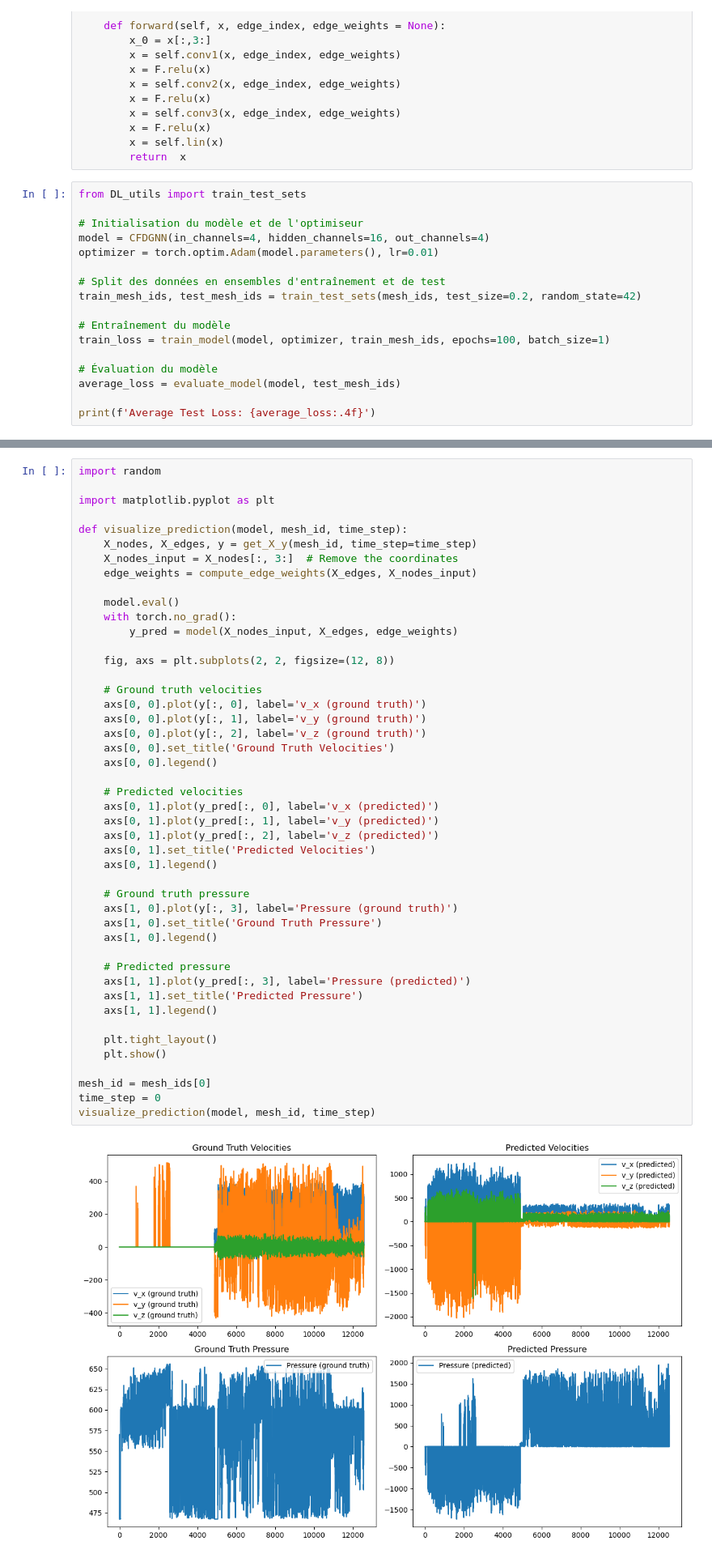
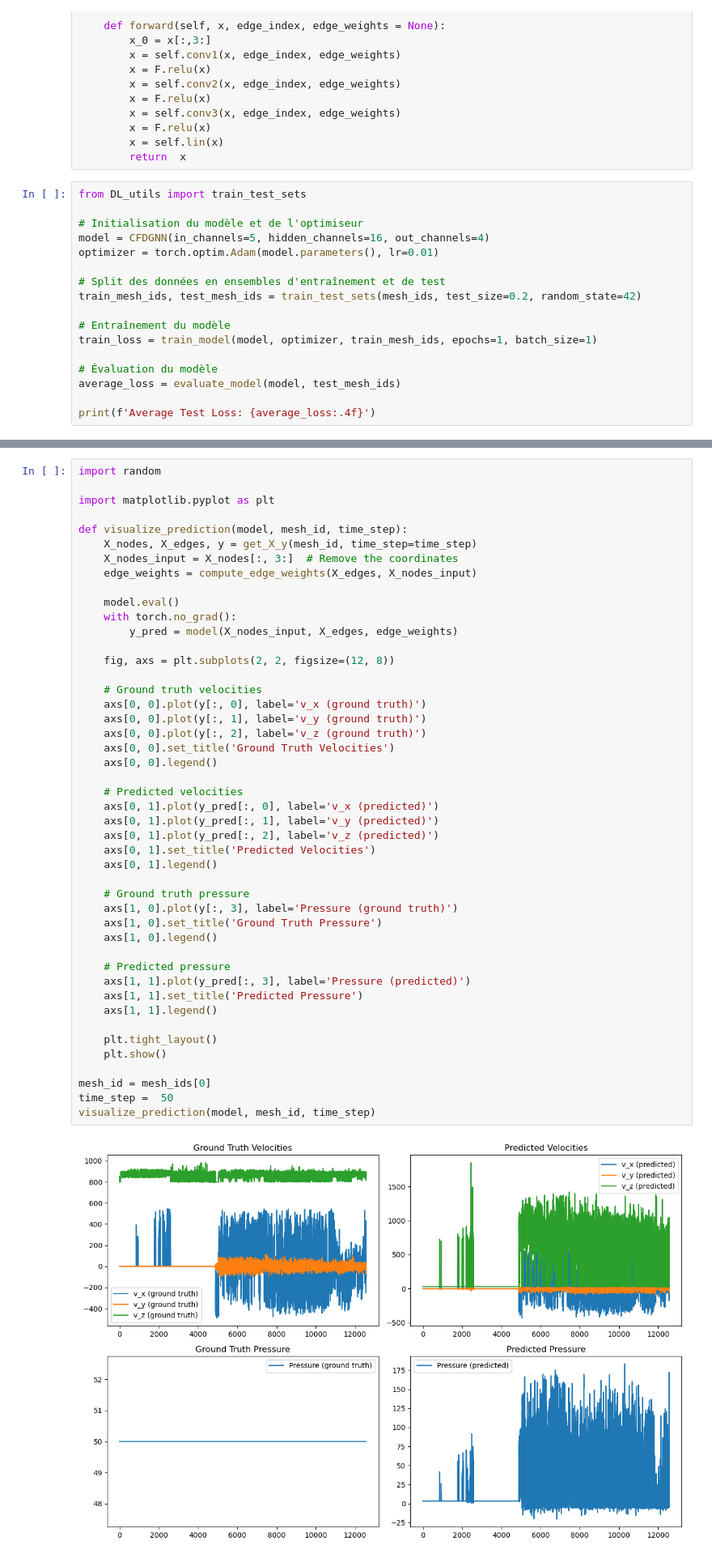
Before and after one commit to zhanquen/DC_flood, a Jupyter notebook: test_moracchini.ipynb, the cells around one changed output, grey strips where cells are left out. Shown at 81% size. Saved outputs shown, nothing was run; the diff lists cells and outputs as text.

Commit message:
example of training over 1 epoch and evaluating

```diff
--- a/test_moracchini.ipynb
+++ b/test_moracchini.ipynb
@@ -157,14 +105,14 @@ class CFDGNN(torch.nn.Module):
 from DL_utils import train_test_sets
 
 # Initialisation du modèle et de l'optimiseur
-model = CFDGNN(in_channels=4, hidden_channels=16, out_channels=4)
+model = CFDGNN(in_channels=5, hidden_channels=16, out_channels=4)
 optimizer = torch.optim.Adam(model.parameters(), lr=0.01)
 
 # Split des données en ensembles d'entraînement et de test
 train_mesh_ids, test_mesh_ids = train_test_sets(mesh_ids, test_size=0.2, random_state=42)
 
 # Entraînement du modèle
-train_loss = train_model(model, optimizer, train_mesh_ids, epochs=100, batch_size=1)
+train_loss = train_model(model, optimizer, train_mesh_ids, epochs=1, batch_size=1)
 
 # Évaluation du modèle
 average_loss = evaluate_model(model, test_mesh_ids)
@@ -208,32 +148,32 @@ def visualize_prediction(model, mesh_id, time_step):
     # Ground truth velocities
     axs[0, 0].plot(y[:, 0], label='v_x (ground truth)')
     axs[0, 0].plot(y[:, 1], label='v_y (ground truth)')
     axs[0, 0].plot(y[:, 2], label='v_z (ground truth)')
     axs[0, 0].set_title('Ground Truth Velocities')
     axs[0, 0].legend()
 
     # Predicted velocities
     axs[0, 1].plot(y_pred[:, 0], label='v_x (predicted)')
     axs[0, 1].plot(y_pred[:, 1], label='v_y (predicted)')
     axs[0, 1].plot(y_pred[:, 2], label='v_z (predicted)')
     axs[0, 1].set_title('Predicted Velocities')
     axs[0, 1].legend()
 
     # Ground truth pressure
     axs[1, 0].plot(y[:, 3], label='Pressure (ground truth)')
     axs[1, 0].set_title('Ground Truth Pressure')
     axs[1, 0].legend()
 
     # Predicted pressure
     axs[1, 1].plot(y_pred[:, 3], label='Pressure (predicted)')
     axs[1, 1].set_title('Predicted Pressure')
     axs[1, 1].legend()
 
     plt.tight_layout()
     plt.show()
 
 mesh_id = mesh_ids[0]
-time_step = 0
+time_step =  50
 visualize_prediction(model, mesh_id, time_step)
 # %% [output]
-[figure, old version]
+[figure, new version]
```
Also changed, not shown: parts of 8 cells of this notebook.
